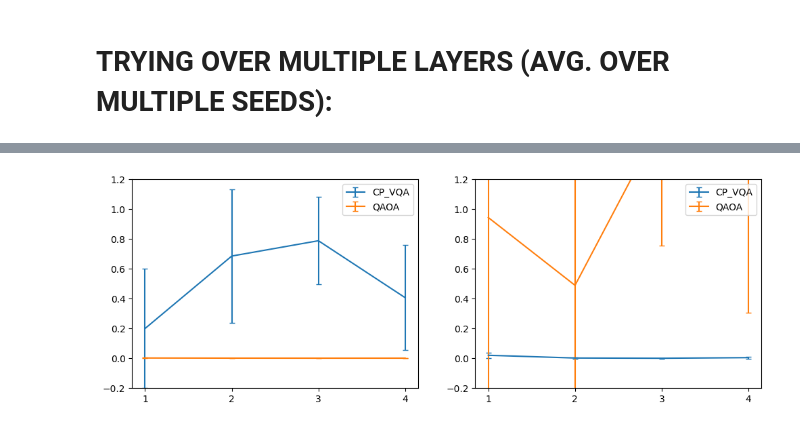
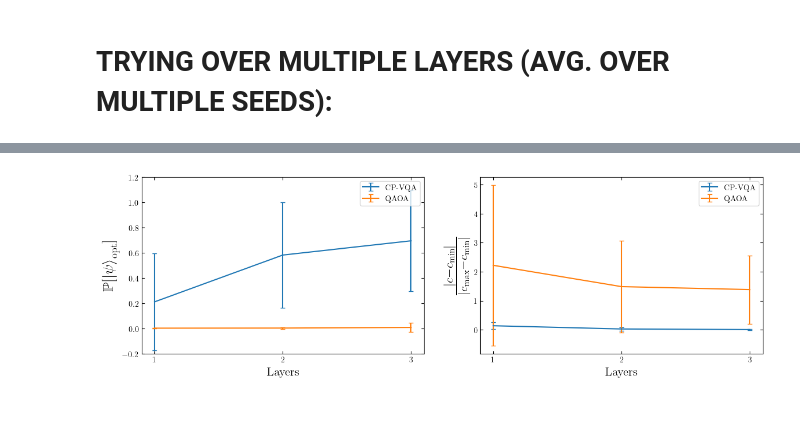
Before and after one commit to seba2390/Azurestuff, a Jupyter notebook: scripts/fig_1.ipynb, the cells around one changed output, grey strips where cells are left out. Cells and saved outputs as stored; diff of their text form; code cells hidden in the pictures.

```diff
--- a/scripts/fig_1.ipynb
+++ b/scripts/fig_1.ipynb
@@ -313,19 +352,16 @@ def simulate(datapoint):
             'CP_VQA': (CP_probs, CP_costs, CP_res),
             'QAOA': (NORMAL_probs, NORMAL_costs, NORMAL_res)}
 # %%
-import os
-from joblib import Parallel, delayed
-
 # Number of Qubits
-N=9
+N=12
 # Number of excitations
-k=4
+k=6
 # RNG seed for reproducibility
 seed=0
 # alpha in: s^T*mu + alpha*(s^T*Covar*s)
 alpha=0.5
 # Maximal number of iterations for classical solver
-max_iter=300
+max_iter=500
 
 # Using grid Nearest neighbors
 w_grid = True
@@ -336,13 +372,13 @@ w_strategy = True
 # Using extra z-phase term
 w_z_phase = False
 # Initialization strategy
-init_strat = np.array([[0,1,0],
-                       [1,0,1],
-                       [0,1,0]])
+init_strat = np.array([[0,1,0,1],
+                       [1,0,1,0],
+                       [0,1,0,1]])
 
 
-MAX_N_LAYERS = 4
-N_SEEDS = 10
+MAX_N_LAYERS = 3
+N_SEEDS = 50
 N_jobs = os.cpu_count()-1
 
 datapoints = []
@@ -395,20 +433,30 @@ for layer in range(1,MAX_N_LAYERS+1):
 CP_avgs, CP_std_devs = np.array(CP_avgs), np.array(CP_std_devs)
 NORMAL_avgs, NORMAL_std_devs = np.array(NORMAL_avgs), np.array(NORMAL_std_devs)
 # %%
-fig, ax = plt.subplots(1,2,figsize=(12,4))
+plt.rc("font", family=["Helvetica", "Arial"])
+plt.rc("text", usetex=True)
+plt.rcParams['text.latex.preamble'] = r'\usepackage{amsmath}\usepackage{amssymb}\usepackage{physics}'
+plt.rc("xtick", top=True, direction="in")
+plt.rc("ytick", right=True, direction="in")
+
+fig, ax = plt.subplots(1,2,figsize=(14,4))
 layers = [layer for layer in range(1,MAX_N_LAYERS+1)]
-ax[0].errorbar(layers, CP_avgs[:,0],yerr=CP_std_devs[:,0], capsize=3, label='CP_VQA')
+ax[0].errorbar(layers, CP_avgs[:,0],yerr=CP_std_devs[:,0], capsize=3, label='CP-VQA')
 ax[0].errorbar(layers, NORMAL_avgs[:,0],yerr=NORMAL_std_devs[:,0], capsize=3, label='QAOA')
 ax[0].set_xticks(layers)
+ax[0].set_ylabel(r'$\mathbb{P}[\ket{\psi}_{\text{opt}}]$',size=19)
 ax[0].set_ylim(-0.2,1.2)
 ax[0].legend(loc='upper right')
+ax[0].set_xlabel('Layers',size=15)
 
-ax[1].errorbar(layers, CP_avgs[:,1],yerr=CP_std_devs[:,1], capsize=3, label='CP_VQA')
+ax[1].errorbar(layers, CP_avgs[:,1],yerr=CP_std_devs[:,1], capsize=3, label='CP-VQA')
 ax[1].errorbar(layers, NORMAL_avgs[:,1],yerr=NORMAL_std_devs[:,1], capsize=3, label='QAOA')
 ax[1].set_xticks(layers)
-ax[1].set_ylim(-0.2,1.2)
+#ax[1].set_ylim(-0.2,1.2)
 ax[1].legend(loc='upper right')
-
+ax[1].set_ylabel(r'$\frac{|c-c_{\textrm{min}}|}{|c_{\textrm{max}}-c_{\textrm{min}}|}$', size=22)
+ax[1].set_xlabel('Layers',size=15)
+plt.savefig('../figures/fig_1.png',dpi=300)
 plt.show()
 # %% [output]
-[figure, old version]
+[figure, new version]
```
Also changed, not shown: parts of 13 cells of this notebook, 2 other files.
